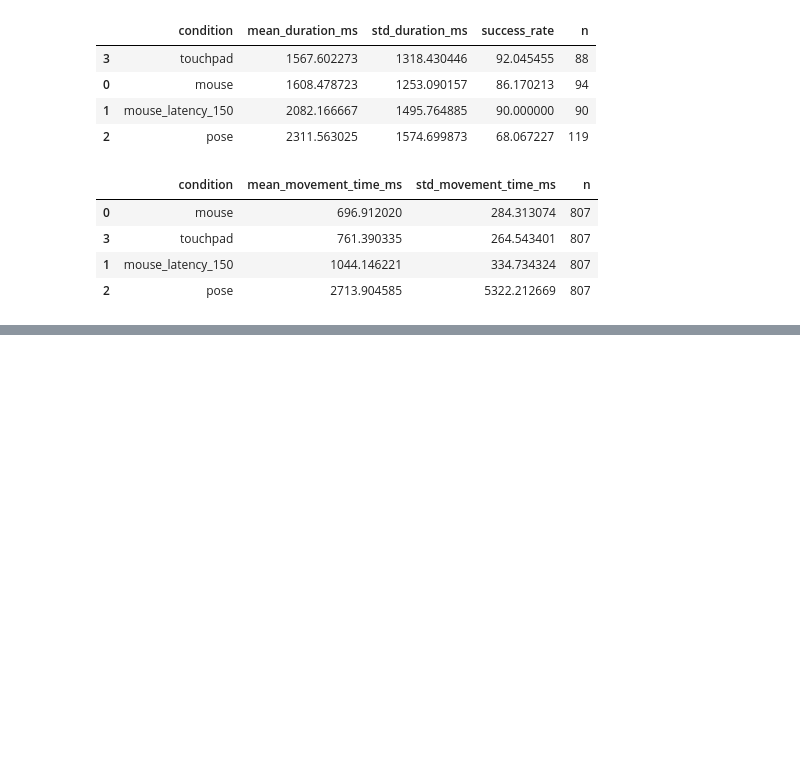
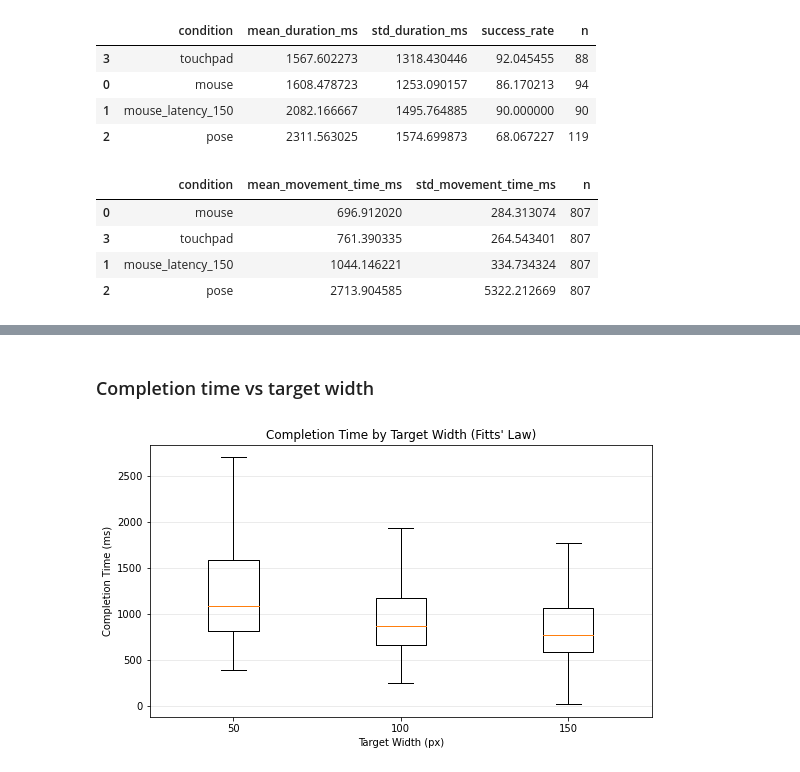
Before and after one commit to ITT-26/assignment-07-pointing-max-thu, a Jupyter notebook: task_5/analysis.ipynb, the cells around one changed output, grey strips where cells are left out. Cells and saved outputs as stored; diff of their text form; code cells hidden in the pictures; blank space fills up the shorter version.

```diff
--- a/task_5/analysis.ipynb
+++ b/task_5/analysis.ipynb
@@ -127,0 +192,29 @@ fitts_summary
+# %% [markdown]
+### Completion time vs target width
+# %%
+fig, ax = plt.subplots(figsize=(9,5))
+
+widths = sorted(fitts_data["target_w"].unique())
+
+data = [
+    fitts_data.loc[
+        fitts_data["target_w"] == w,
+        "movement_time"
+    ].dropna()
+    for w in widths
+]
+
+ax.boxplot(
+    data,
+    labels=[str(w) for w in widths],
+    showfliers=False
+)
+
+ax.set_title("Completion Time by Target Width (Fitts' Law)")
+ax.set_xlabel("Target Width (px)")
+ax.set_ylabel("Completion Time (ms)")
+ax.grid(axis="y", alpha=0.3)
+
+plt.show()
+# %% [output]
+[figure, added]
```
Also changed, not shown: parts of 28 cells of this notebook.
